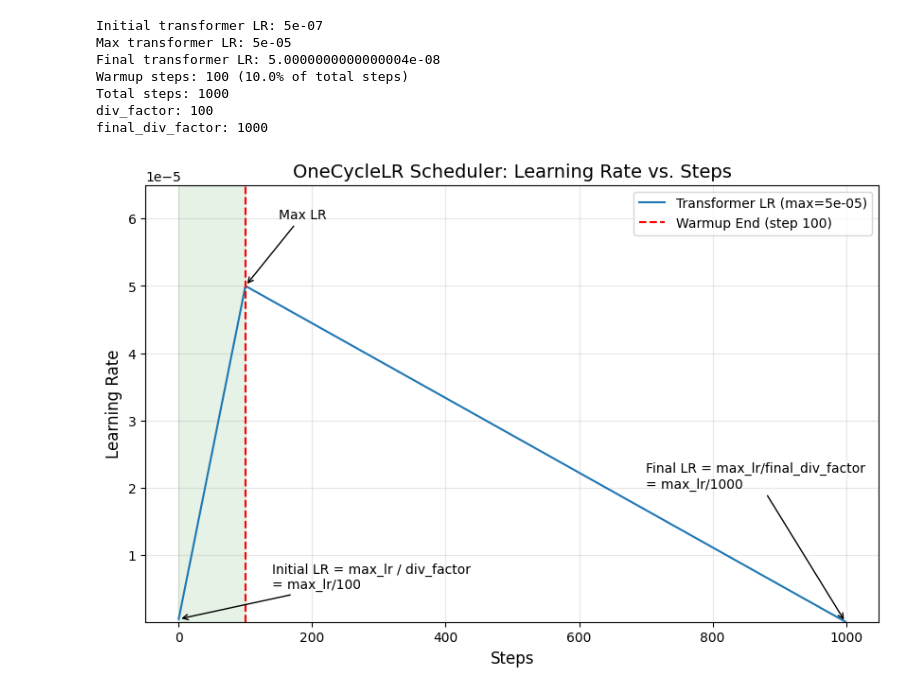
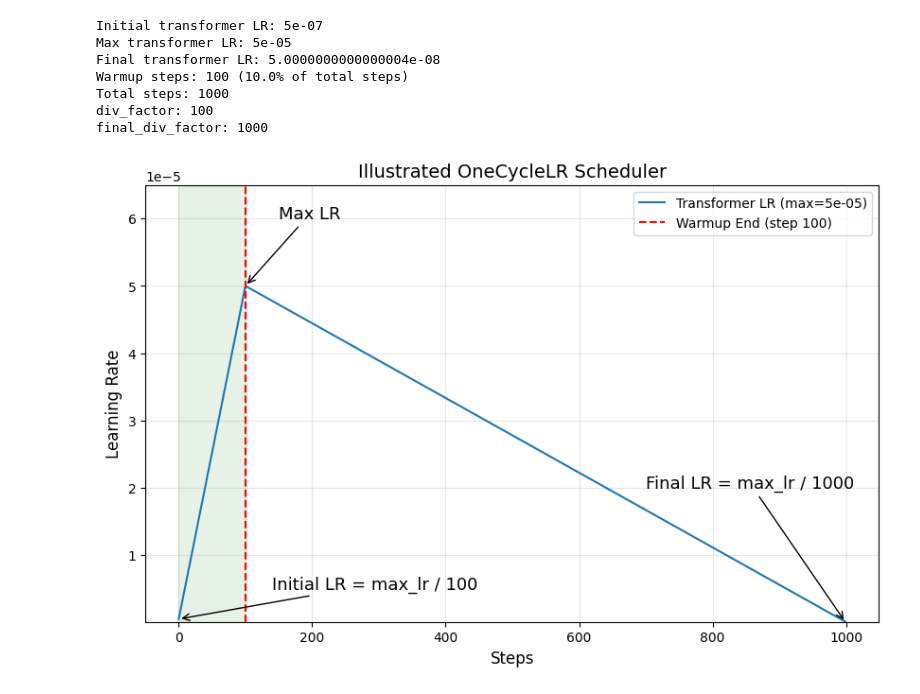
Before and after one commit to Davee02/HSLU.NLP, a Jupyter notebook: course_projects/project_2/visualize_lr.ipynb, the cells around one changed output. Saved outputs shown, nothing was run; the diff lists cells and outputs as text; code cells hidden in the pictures.

Commit message:
add visualizations

```diff
--- a/course_projects/project_2/visualize_lr.ipynb
+++ b/course_projects/project_2/visualize_lr.ipynb
@@ -37,50 +37,53 @@ plt.plot(steps, transformer_lrs, label=f'Transformer LR (max={transformer_lr})')
 plt.axvline(x=warmup_steps, color='r', linestyle='--', label=f'Warmup End (step {warmup_steps})')
 
 # Annotate the initial, max, and final learning rates
-plt.annotate(f'Initial LR = max_lr / div_factor\n= max_lr/{div_factor}',
+plt.annotate(f'Initial LR = max_lr / {div_factor}',
              xy=(0, transformer_lr/div_factor),
              xytext=(140, transformer_lr/div_factor*10),
-             arrowprops=dict(arrowstyle='->'))
+             arrowprops=dict(arrowstyle='->'),
+             fontsize=13)
 
 plt.annotate(f'Max LR',
              xy=(warmup_steps, transformer_lr),
              xytext=(warmup_steps+50, transformer_lr*1.2),
-             arrowprops=dict(arrowstyle='->'))
+             arrowprops=dict(arrowstyle='->'),
+             fontsize=13)
 
-plt.annotate(f'Final LR = max_lr/final_div_factor\n= max_lr/{final_div_factor}',
+plt.annotate(f'Final LR = max_lr / {final_div_factor}',
              xy=(total_steps-1, transformer_lr/final_div_factor),
              xytext=(total_steps-300, transformer_lr/final_div_factor*400),
-             arrowprops=dict(arrowstyle='->'))
+             arrowprops=dict(arrowstyle='->'),
+             fontsize=13)
 
 # Add grid, title and labels
 plt.grid(True, alpha=0.3)
-plt.title('OneCycleLR Scheduler: Learning Rate vs. Steps', fontsize=14)
+plt.title('Illustrated OneCycleLR Scheduler', fontsize=14)
 plt.xlabel('Steps', fontsize=12)
 plt.ylabel('Learning Rate', fontsize=12)
 plt.legend()
 
 # Show the warmup region
 plt.axvspan(0, warmup_steps, alpha=0.1, color='green', label='Warmup Phase')
 
 # To visualize the div_factor and final_div_factor impact
 y_min = min(transformer_lrs) * 0.8
 y_max = max(transformer_lrs) * 1.3
 plt.ylim(y_min, y_max)
 
 # Print some key values to verify
 print(f"Initial transformer LR: {transformer_lr/div_factor}")
 print(f"Max transformer LR: {transformer_lr}")
 print(f"Final transformer LR: {transformer_lr/final_div_factor}")
 print(f"Warmup steps: {warmup_steps} ({warmup_steps/total_steps*100:.1f}% of total steps)")
 print(f"Total steps: {total_steps}")
 print(f"div_factor: {div_factor}")
 print(f"final_div_factor: {final_div_factor}")
 # %% [output]
 Initial transformer LR: 5e-07
 Max transformer LR: 5e-05
 Final transformer LR: 5.0000000000000004e-08
 Warmup steps: 100 (10.0% of total steps)
 Total steps: 1000
 div_factor: 100
 final_div_factor: 1000
-[figure, old version]
+[figure, new version]
```
Also changed, not shown: 11 other files.
